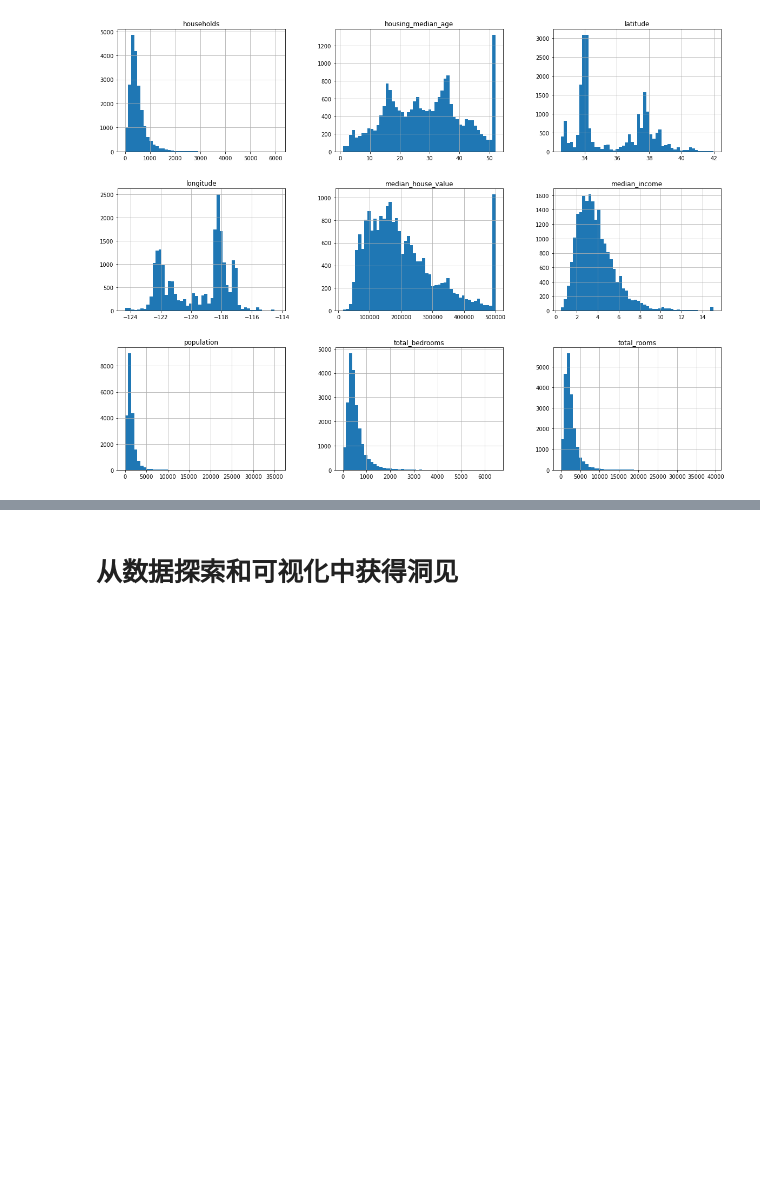
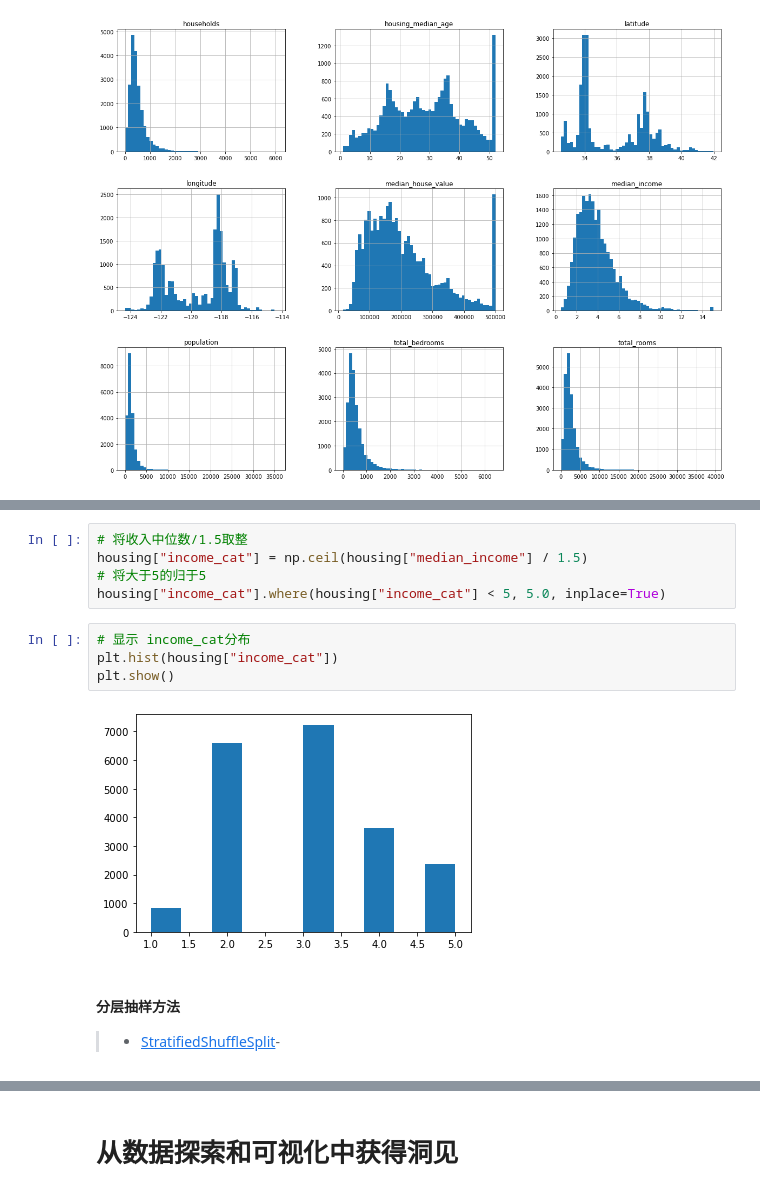
Before and after one commit to haohuan630/hands-on-machine-learning, a Jupyter notebook: 02_end_to_end_machine_learning_project.ipynb, the cells around one changed output, grey strips where cells are left out. Saved outputs shown, nothing was run; the diff lists cells and outputs as text; blank space fills up the shorter version.

```diff
--- a/02_end_to_end_machine_learning_project.ipynb
+++ b/02_end_to_end_machine_learning_project.ipynb
@@ -103,0 +224,14 @@ plt.show()
+# %%
+# 将收入中位数/1.5取整
+housing["income_cat"] = np.ceil(housing["median_income"] / 1.5)
+# 将大于5的归于5
+housing["income_cat"].where(housing["income_cat"] < 5, 5.0, inplace=True)
+# %%
+# 显示 income_cat分布
+plt.hist(housing["income_cat"])
+plt.show()
+# %% [output]
+[figure, added]
+# %% [markdown]
+#### 分层抽样方法
+> - [StratifiedShuffleSplit](https://scikit-learn.org/stable/modules/generated/sklearn.model_selection.StratifiedShuffleSplit.html#sklearn.model_selection.StratifiedShuffleSplit)-
```
Also changed, not shown: parts of 18 cells of this notebook.
